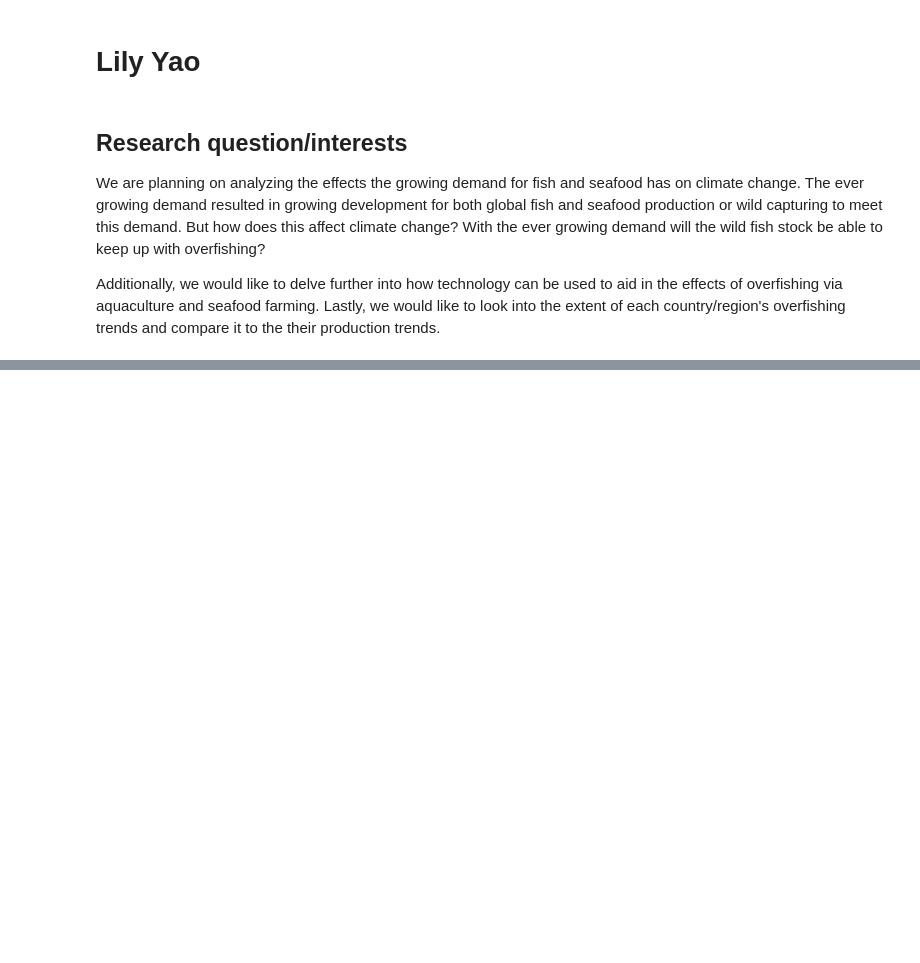
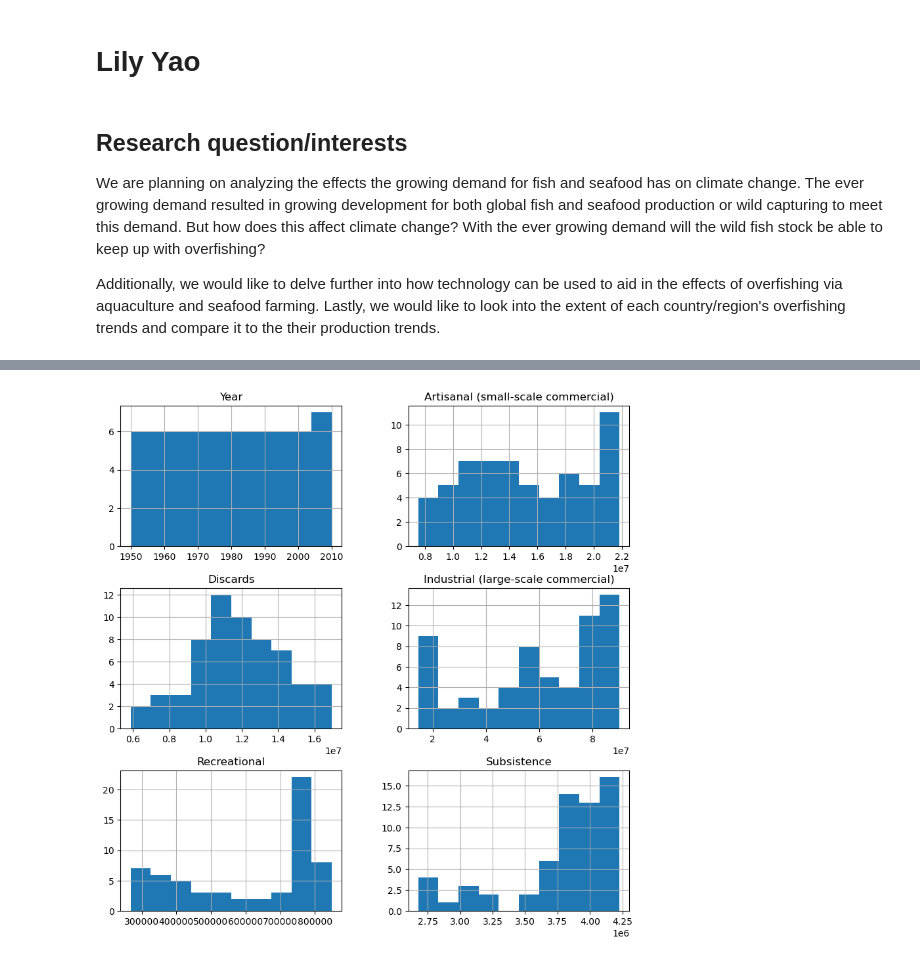
Before and after one commit to ubco-W2022T1-cosc301/project-group34, a Jupyter notebook: notebooks/lily.ipynb, the cells around one changed output, grey strips where cells are left out. Cells and saved outputs as stored; diff of their text form; code cells hidden in the pictures; blank space fills up the shorter version.

```diff
--- a/notebooks/lily.ipynb
+++ b/notebooks/lily.ipynb
@@ -23,0 +33,19 @@ captured.head()
+# %%
+import pandas as pd
+import numpy as np
+import matplotlib
+import matplotlib.pyplot as plt
+import missingno
+import seaborn as sns
+%matplotlib inline
+
+## import the data and check different aspects of the data
+df1 = globalFisheryBySector
+print(df1.shape)
+print(df1.head())
+print(df1.columns)
+print(df1.info())
+
+##As my question pertains to the results of overfishing impact our wild fish stock over the next decade there are a few columns that are unecessary
+## Clean up the data and drop certain unecessary columns
+df1_cleaned = df1.copy().drop(['Code'],axis=1)
@@ -23,0 +77,4 @@ captured.head()
+# %%
+## Drop any null columns
+df1_cleaned = df1_cleaned.dropna(axis=0)
+df1_cleaned.shape
@@ -23,0 +94,5 @@ captured.head()
+# %%
+## Visual histogram of the data
+hist1 = df1_cleaned.hist(bins=10,figsize =(10,10))
+# %% [output]
+[figure, added]
```
Also changed, not shown: parts of 18 cells of this notebook, 4 other files.
